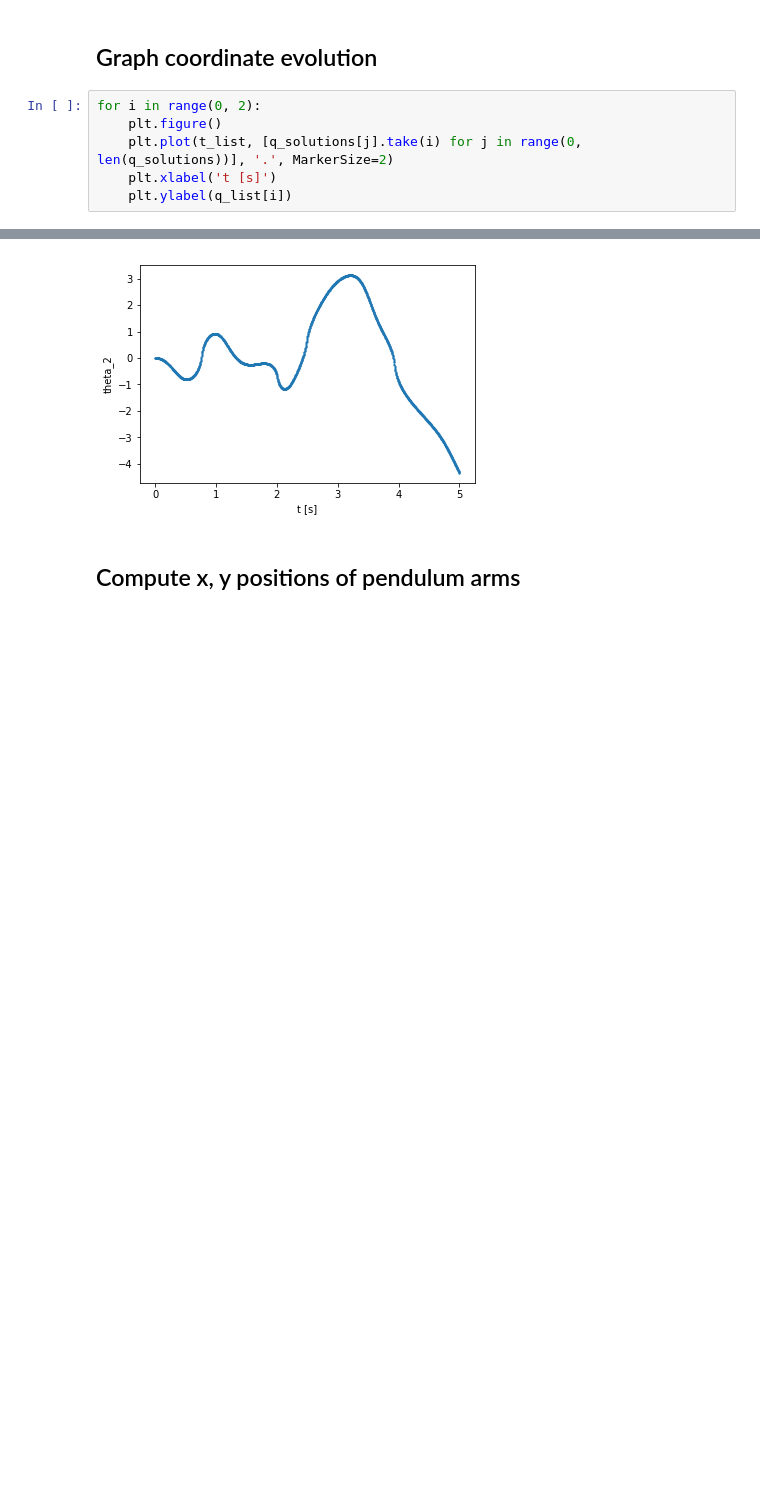
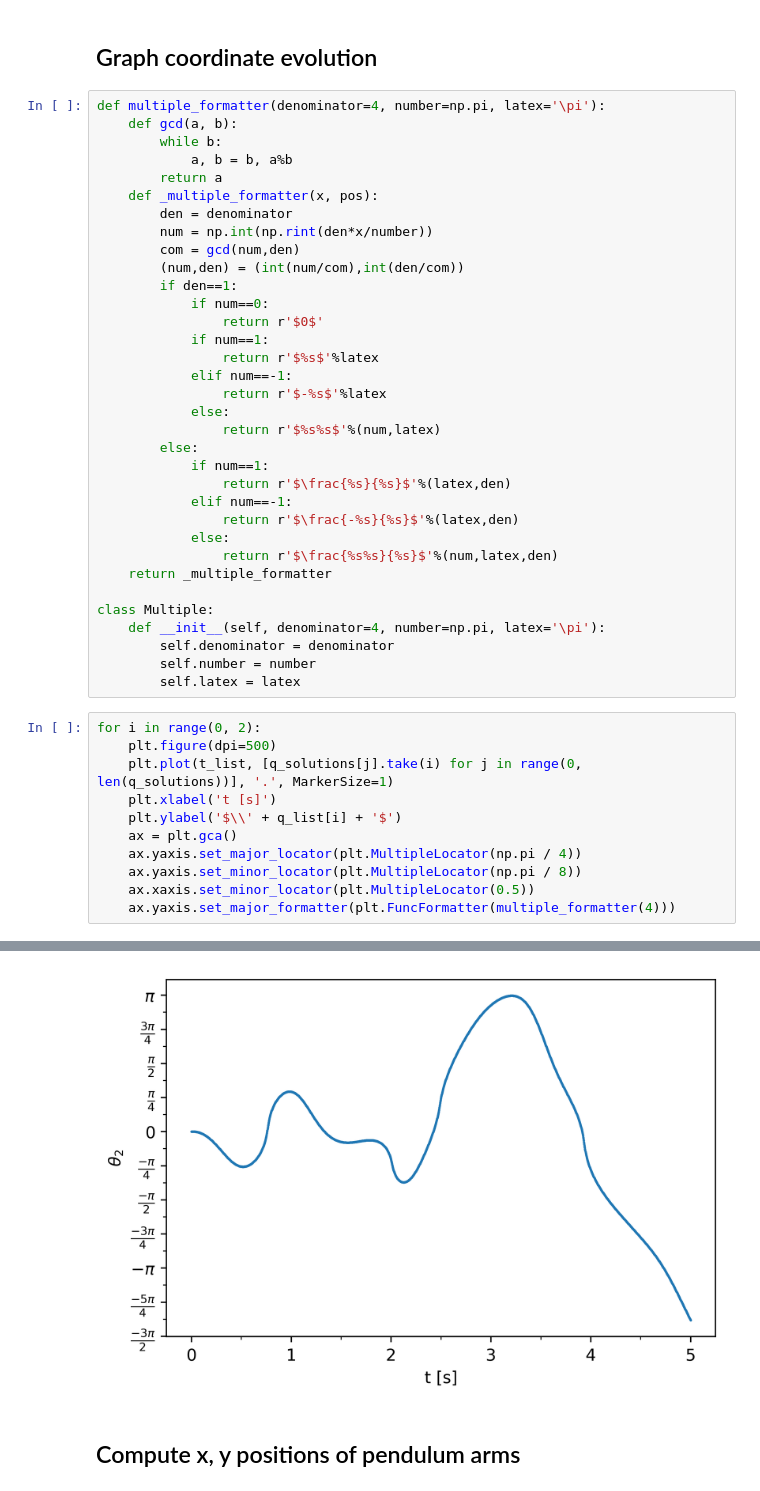
Before and after one commit to hcoplestone/sios, a Jupyter notebook: Double Pendulum.ipynb, the cells around one changed output, grey strips where cells are left out. Saved outputs shown, nothing was run; the diff lists cells and outputs as text; blank space fills up the shorter version.

```diff
--- a/Double Pendulum.ipynb
+++ b/Double Pendulum.ipynb
@@ -19,10 +19,49 @@ p_solutions = data['p_solutions']
 l1, l2 = data['ls']
 # %% [markdown]
 ## Graph coordinate evolution
+# %%
+def multiple_formatter(denominator=4, number=np.pi, latex='\pi'):
+    def gcd(a, b):
+        while b:
+            a, b = b, a%b
+        return a
+    def _multiple_formatter(x, pos):
+        den = denominator
+        num = np.int(np.rint(den*x/number))
+        com = gcd(num,den)
+        (num,den) = (int(num/com),int(den/com))
+        if den==1:
+            if num==0:
+                return r'$0$'
+            if num==1:
+                return r'$%s$'%latex
+            elif num==-1:
+                return r'$-%s$'%latex
+            else:
+                return r'$%s%s$'%(num,latex)
+        else:
+            if num==1:
+                return r'$\frac{%s}{%s}$'%(latex,den)
+            elif num==-1:
+                return r'$\frac{-%s}{%s}$'%(latex,den)
+            else:
+                return r'$\frac{%s%s}{%s}$'%(num,latex,den)
+    return _multiple_formatter
+
+class Multiple:
+    def __init__(self, denominator=4, number=np.pi, latex='\pi'):
+        self.denominator = denominator
+        self.number = number
+        self.latex = latex
 # %%
 for i in range(0, 2):
-    plt.figure()
-    plt.plot(t_list, [q_solutions[j].take(i) for j in range(0, len(q_solutions))], '.', MarkerSize=2)
+    plt.figure(dpi=500)
+    plt.plot(t_list, [q_solutions[j].take(i) for j in range(0, len(q_solutions))], '.', MarkerSize=1)
     plt.xlabel('t [s]')
-    plt.ylabel(q_list[i])
+    plt.ylabel('$\\' + q_list[i] + '$')
+    ax = plt.gca()
+    ax.yaxis.set_major_locator(plt.MultipleLocator(np.pi / 4))
+    ax.yaxis.set_minor_locator(plt.MultipleLocator(np.pi / 8))
+    ax.xaxis.set_minor_locator(plt.MultipleLocator(0.5))
+    ax.yaxis.set_major_formatter(plt.FuncFormatter(multiple_formatter(4)))
 # %% [output]
@@ -30,4 +69,4 @@ for i in range(0, 2):
-[figure, old version]
+[figure, new version]
 # %% [markdown]
 ## Compute x, y positions of pendulum arms
 # %%
```
Also changed, not shown: parts of 3 cells of this notebook, 9 other files.
